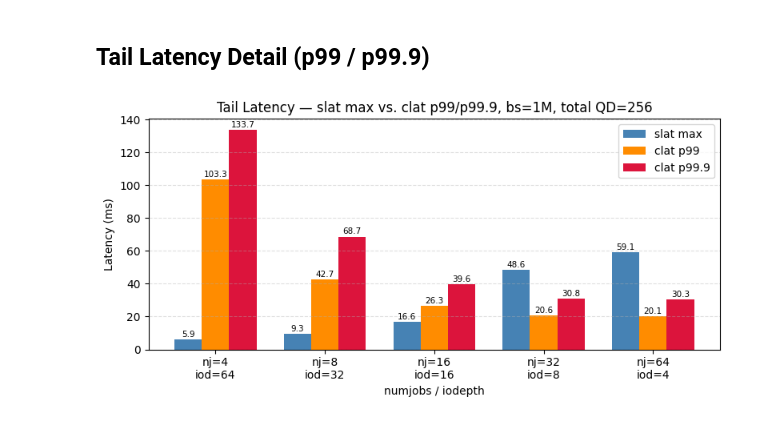
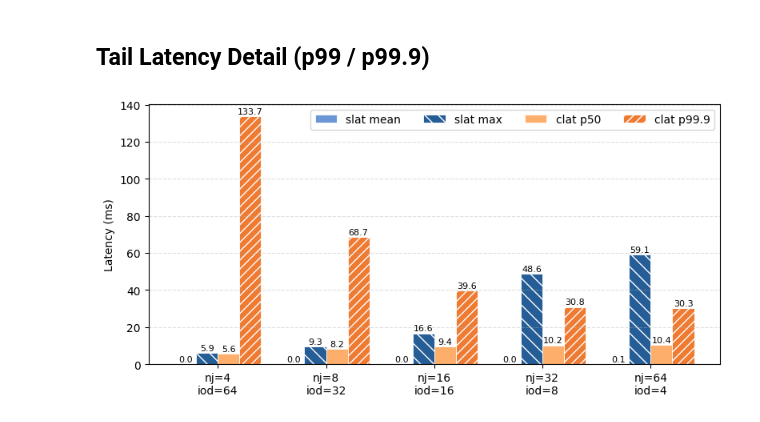
Before and after one commit to cissieAB/pdsw26_daos-bench, a Jupyter notebook: results/testbed/fio-dfs-heatmap-256-sweep/fio_dfs_heatmap_256_sweep.ipynb, the cells around one changed output. Cells and saved outputs as stored; diff of their text form; code cells hidden in the pictures.

Commit message:
Update latency plots of fio heatmap sweep

```diff
--- a/results/testbed/fio-dfs-heatmap-256-sweep/fio_dfs_heatmap_256_sweep.ipynb
+++ b/results/testbed/fio-dfs-heatmap-256-sweep/fio_dfs_heatmap_256_sweep.ipynb
@@ -82,13 +82,13 @@ for bar, v in zip(axes[0].patches, df["bw_GiBs"]):
 axes[1].bar(df["label"], df["iops"], color="darkorange", width=0.5)
 axes[1].set_ylabel("IOPS")
 axes[1].yaxis.set_major_formatter(ticker.FuncFormatter(lambda x, _: f"{x:,.0f}"))
-axes[1].set_ylim(0, df["iops"].max() * 1.15)
+axes[1].set_ylim(df["iops"].min() * 0.9, df["iops"].max() * 1.05)
 for bar, v in zip(axes[1].patches, df["iops"]):
     axes[1].text(bar.get_x() + bar.get_width()/2, bar.get_height() + 100,
                  f"{v:,.0f}", ha="center", va="bottom", fontsize=9)
 
 for ax in axes:
-    ax.set_xlabel("numjobs / iodepth")
+    # ax.set_xlabel("numjobs / iodepth")
     ax.grid(axis="y", linestyle="--", alpha=0.5)
 
 plt.tight_layout()
@@ -121,29 +121,41 @@ plt.show()
 # %% [markdown]
 ## Tail Latency Detail (p99 / p99.9)
 # %%
+# ColorBrewer sequential tones — print-safe and colorblind-friendly
+COLORS  = ["#6B96D6", "#255D96", "#FDAE6B", "#EF7B33"]
+HATCHES = ["",        "\\\\",     "",        "///"]
+
+metrics = [
+    ("slat_mean_ms",   "slat mean"),
+    ("slat_max_ms",    "slat max"),
+    ("clat_50th_ms",   "clat p50"),
+    ("clat_99_9th_ms", "clat p99.9"),
+]
+n  = len(metrics)
+w  = 0.8 / n
+x  = list(range(len(df)))
+offsets = [(i - (n - 1) / 2) * w for i in range(n)]
+
 fig, ax = plt.subplots(figsize=(8, 4))
 
-width = 0.25
-x = list(range(len(df)))
-
-b1 = ax.bar([i - width for i in x], df["slat_max_ms"],    width, label="slat max",   color="steelblue")
-b2 = ax.bar([i          for i in x], df["clat_99th_ms"],  width, label="clat p99",   color="darkorange")
-b3 = ax.bar([i + width  for i in x], df["clat_99_9th_ms"], width, label="clat p99.9", color="crimson")
-
-for bar in list(b1) + list(b2) + list(b3):
-    ax.text(bar.get_x() + bar.get_width()/2, bar.get_height() + 0.5,
-            f"{bar.get_height():.1f}", ha="center", va="bottom", fontsize=7.5)
+for (col, label), offset, color, hatch in zip(metrics, offsets, COLORS, HATCHES):
+    bars = ax.bar([xi + offset for xi in x], df[col], w,
+                  label=label, color=color, hatch=hatch,
+                  edgecolor="white", linewidth=0.6)
+    for bar in bars:
+        ax.text(bar.get_x() + bar.get_width() / 2, bar.get_height() + 0.5,
+                f"{bar.get_height():.1f}", ha="center", va="bottom",
+                fontsize=8, rotation=0)
 
 ax.set_xticks(x)
 ax.set_xticklabels(df["label"])
-ax.set_xlabel("numjobs / iodepth")
+# ax.set_xlabel("numjobs / iodepth")
 ax.set_ylabel("Latency (ms)")
-ax.set_title("Tail Latency — slat max vs. clat p99/p99.9, bs=1M, total QD=256")
-ax.legend()
+ax.legend(ncol=n, loc="upper right", fontsize=10)
 ax.grid(axis="y", linestyle="--", alpha=0.4)
 
 plt.tight_layout()
-plt.savefig(RESULTS_DIR / "tail_latency.pdf", dpi=150)
+plt.savefig(RESULTS_DIR / "tail_latency_breakdown.pdf", dpi=150)
 plt.show()
 # %% [output]
-[figure, old version]
+[figure, new version]
```
Also changed, not shown: parts of 2 cells of this notebook.
